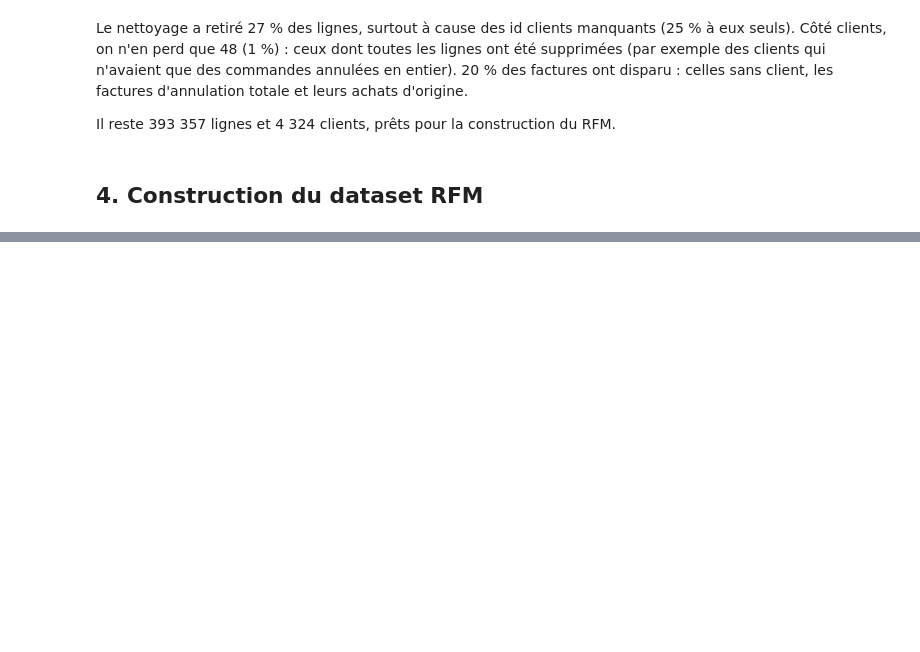
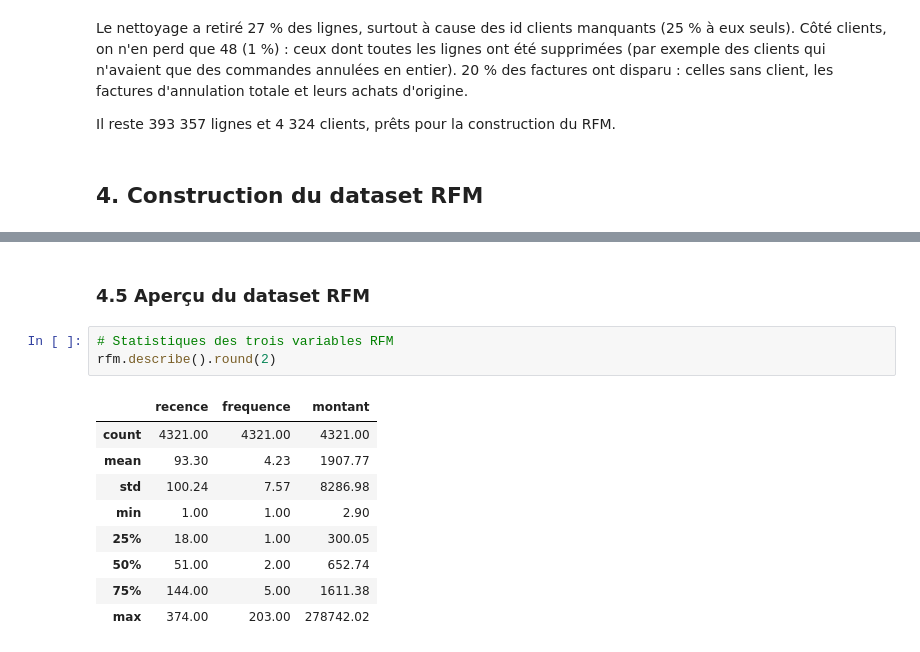
Before and after one commit to Zohair69/globalshop-rfm, a Jupyter notebook: notebooks/online_retail_clustering_rfm.ipynb, the cells around one changed output, grey strips where cells are left out. Drawn from its saved outputs; the diff is of its cells as text; blank space fills up the shorter version.

Commit message:
Construction du dataset RFM

```diff
--- a/notebooks/online_retail_clustering_rfm.ipynb
+++ b/notebooks/online_retail_clustering_rfm.ipynb
@@ -776,0 +852,15 @@ Il reste 393 357 lignes et 4 324 clients, prêts pour la construction du RFM.
+# %% [markdown]
+### 4.5 Aperçu du dataset RFM
+# %%
+# Statistiques des trois variables RFM
+rfm.describe().round(2)
+# %% [output]
+|  | recence | frequence | montant |
+| count | 4321.00 | 4321.00 | 4321.00 |
+| mean | 93.30 | 4.23 | 1907.77 |
+| std | 100.24 | 7.57 | 8286.98 |
+| min | 1.00 | 1.00 | 2.90 |
+| 25% | 18.00 | 1.00 | 300.05 |
+| 50% | 51.00 | 2.00 | 652.74 |
+| 75% | 144.00 | 5.00 | 1611.38 |
+| max | 374.00 | 203.00 | 278742.02 |
```
Also changed, not shown: parts of 17 cells of this notebook.
